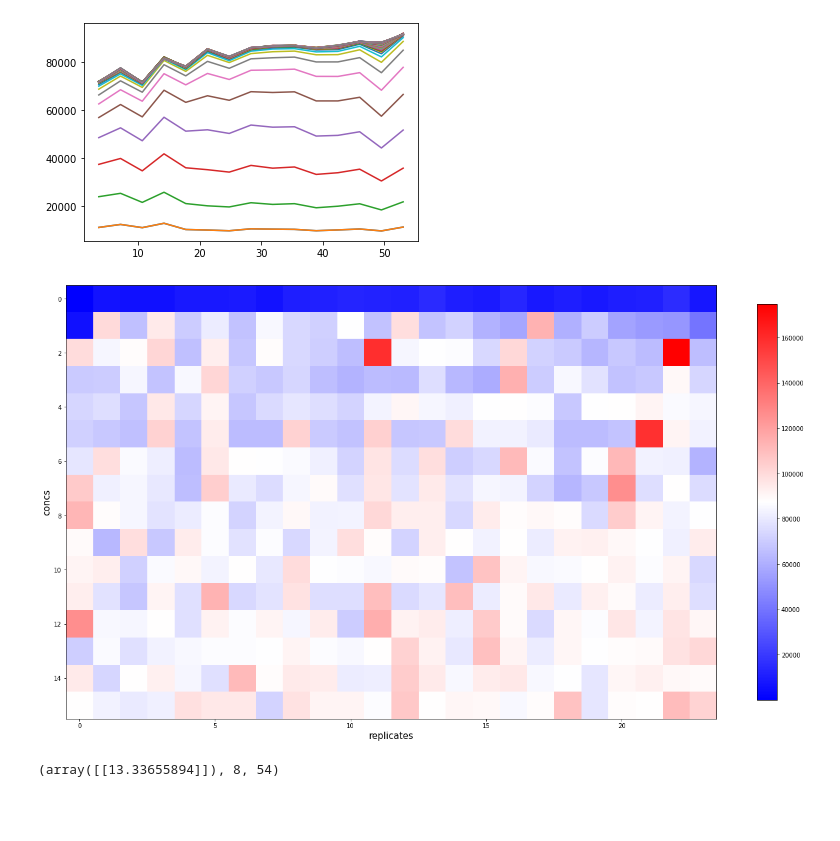
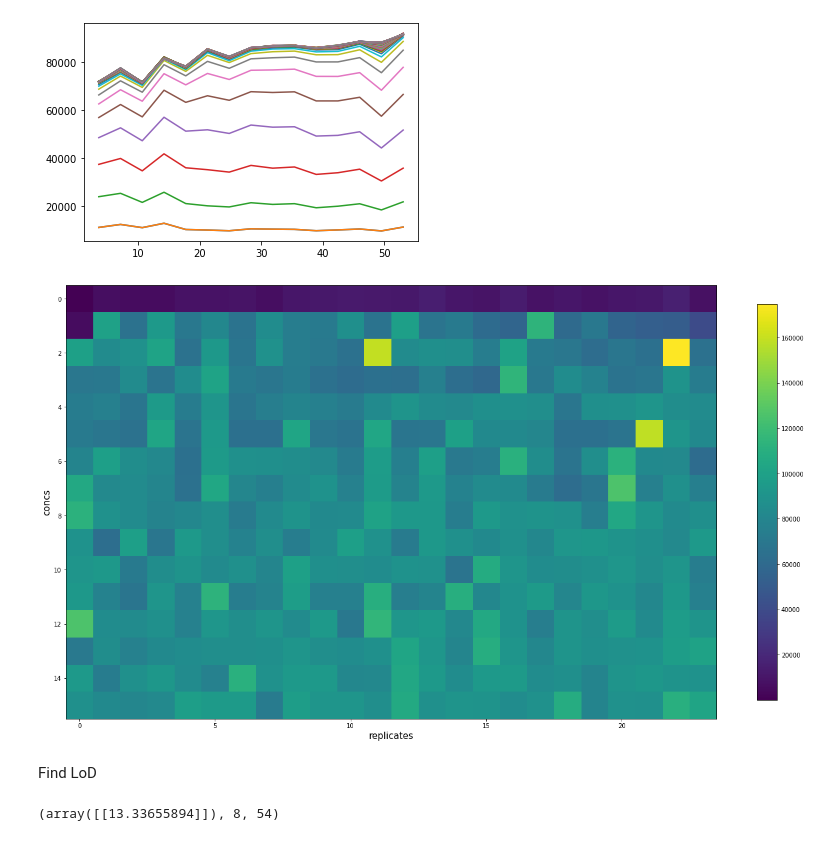
Before and after one commit to brendanhuo/IIB_project, a Jupyter notebook: LoD_analysis.ipynb, the cells around one changed output. Cells and saved outputs as stored; diff of their text form; code cells hidden in the pictures; blank space fills up the shorter version.

Commit message:
LoD analysis file now cleaner,general cleanup

```diff
--- a/2022_2_27_FQCasCleavage_ssDNA_target_titration.ipynb
+++ b/LoD_analysis.ipynb
@@ -21,10 +36,10 @@ concs = [0,3.538608749,7.077217498,10.61582625,14.154435,17.69304375,21.23165249
 # %%
-def cleanData(trip,stdwidth = 2):
+def cleanData(trip,stdwidth = 2,replicatesnum = replicatesnum):
     i = 0
     take_data = []
     trip_meantest = trip.mean(axis=0)
     trip_stdtest = trip.std(axis=0)
-    while i < 24:
+    while i < replicatesnum:
         try:
             if (trip_meantest[-1] + stdwidth * trip_stdtest[-1] < trip.iloc[i][-1]) or (trip_meantest[-1] - stdwidth * trip_stdtest[-1] > trip.iloc[i][-1]):
                 take_data.append(False)
@@ -46,18 +61,23 @@ Trip_mean = []
 Trip_std = []
 Trip_mean_norm = []
 Trip_std_norm = []
-for i in range(16):
+for i in range(numsamples):
     sample = 'Sample X' + str(i+1)
     Trip = df1.loc[sample]
-    Trip_norm = np.array(df1.loc[sample])/np.array(df2.loc[sample])
+
     Trip_mean_single = cleanData(Trip).mean(axis=0)
     Trip_std_single = cleanData(Trip).std(axis=0)
-    Trip_mean_norm_single = cleanData(Trip_norm).mean(axis=0)
-    Trip_std_norm_single = cleanData(Trip_norm).std(axis=0)
+
     Trip_mean.append(Trip_mean_single)
     Trip_std.append(Trip_std_single)
-    Trip_mean_norm.append(Trip_mean_norm_single)
-    Trip_std_norm.append(Trip_std_norm_single)
+    if rox:
+        Trip_norm = np.array(df1.loc[sample])/np.array(df2.loc[sample])
+        Trip_mean_norm_single = cleanData(Trip_norm).mean(axis=0)
+        Trip_std_norm_single = cleanData(Trip_norm).std(axis=0)
+        Trip_mean_norm.append(Trip_mean_norm_single)
+        Trip_std_norm.append(Trip_std_norm_single)
+
+#### Comment out or add if more/less samples
 
 Trip1 = df1.loc['Sample X1']
 Trip1 = cleanData(Trip1)
@@ -163,17 +187,19 @@ fig.update_layout(title="FQ5 probe lba Cas 12a Collateral Cleavage assay (gRNA 1
 
 fig.show()
 # %%
+#Plot through time
 for i in range(1,10):
     i *= 6
     plt.plot(concs[1:],np.array(Trip_mean)[1:, -i], label = 'Time=  {}'.format(Time[-i]))
 plt.legend()
 plt.show()
 
-for i in range(1,10):
-    i *= 6
-    plt.plot(concs[1:],np.array(Trip_mean_norm)[1:, -i], label = 'Time=  {}'.format(Time[-i]))
-plt.legend()
-plt.show()
+if rox:
+    for i in range(1,10):
+        i *= 6
+        plt.plot(concs[1:],np.array(Trip_mean_norm)[1:, -i], label = 'Time=  {}'.format(Time[-i]))
+    plt.legend()
+    plt.show()
 # %% [output]
 [figure]
 [figure]
@@ -209,17 +236,19 @@ HTML(animator.to_html5_video())
 # %%
 total_samples = []
 samples = []
-for i in range(16*24):
+for i in range(numsamples*replicatesnum):
     samples.append(df1.iloc[i][-1])
-    if len(samples) == 24:
+    if len(samples) == replicatesnum:
         total_samples.append(samples)
         samples = []
-plt.figure(figsize=(24, 16))
-plt.imshow(total_samples, cmap='bwr')
+plt.figure(figsize=(replicatesnum, numsamples))
+plt.imshow(total_samples)
 cbar = plt.colorbar(shrink = 0.75)
 
 plt.xlabel('replicates', fontsize = 15);plt.ylabel('concs', fontsize = 15)
 plt.show()
 # %% [output]
-[figure, old version]
+[figure, new version]
+# %% [markdown]
+Find LoD
 # %%
```
Also changed, not shown: parts of 16 cells of this notebook, 3 other files.
